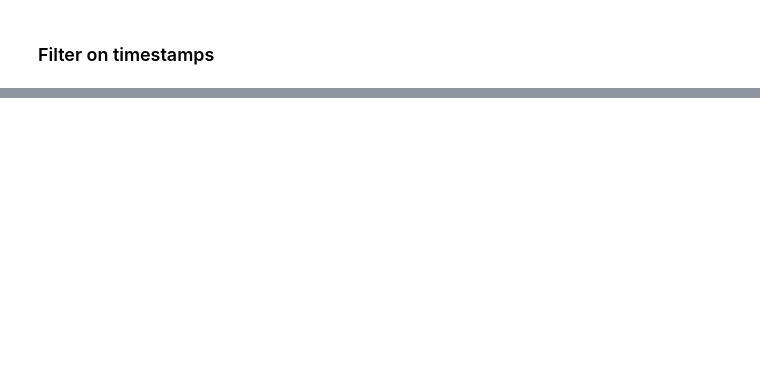
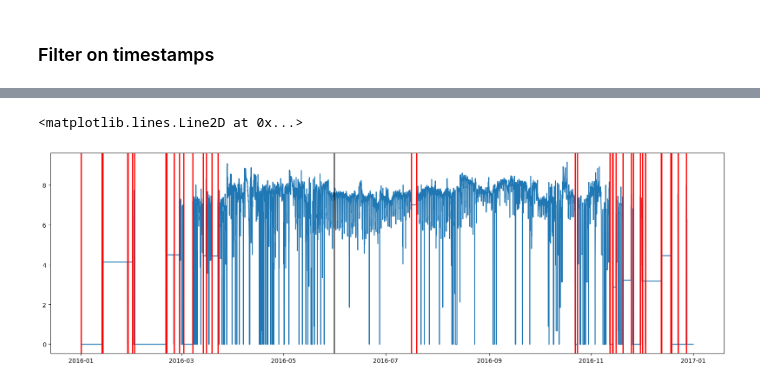
Before and after one commit to lmalms/sequence-learners, a Jupyter notebook: ashrae/ashrae-outlier-removal.ipynb, the cells around one changed output, grey strips where cells are left out. Drawn from its saved outputs; the diff is of its cells as text; code cells hidden in the pictures; blank space fills up the shorter version.

```diff
--- a/ashrae/ashrae-outlier-removal.ipynb
+++ b/ashrae/ashrae-outlier-removal.ipynb
@@ -214,22 +167,23 @@ def find_constant_streaks(
 # %%
-# Find timestamps of constant meter readings
+# meter_id: type -> {0: electricity, 1: chilledwater, 2: steam, 3: hotwater}
 
-meter_id = 0
-building_id = 1153
+meter_id = 1
+building_id = 1275
 
-bm_df = readings_df[(readings_df["building_id"] == building_id) & (readings_df["meter_id"] == meter_id)].copy()
-constant_streaks = find_constant_streaks(bm_df, streak_length=25)
+bm_df = readings_df[(readings_df["building_id"] == building_id) & (readings_df["meter_id"] == meter_id)]
+streaks = find_constant_streaks(bm_df, streak_length=25)
 
-fig, ax = plt.subplots(1, 1, figsize=(15, 4))
+fig, ax = plt.subplots(1, 1, figsize=(20, 6))
 ax.plot(
     bm_df["timestamp"].values,
     bm_df["ln_meter_reading"].values,
-    label=f"Building id {building_id}"
 )
 
-ax.legend()
+for start, end in streaks:
+    print(start, end)
+    ax.axvline(start, lw=2, color="red")
+    ax.axvline(end, lw=2, color="red")
 
-for start, end in constant_streaks:
-    print(start.to_pydatetime(), end.to_pydatetime())
-    ax.axvline(x=start, label=start, color="black", lw=2)
-    ax.axvline(x=end, label=end, color="black", lw=2)
+ax.axvline(datetime(2016, 5, 31, 12), color="black")
+# 2016-05-31 16:00:00 2016-06-16 23:00:00
+# %% [output]
@@ -235,0 +210,2 @@ for start, end in constant_streaks:
+<matplotlib.lines.Line2D at 0x...>
+[figure, added]
```
Also changed, not shown: parts of 14 cells of this notebook.
